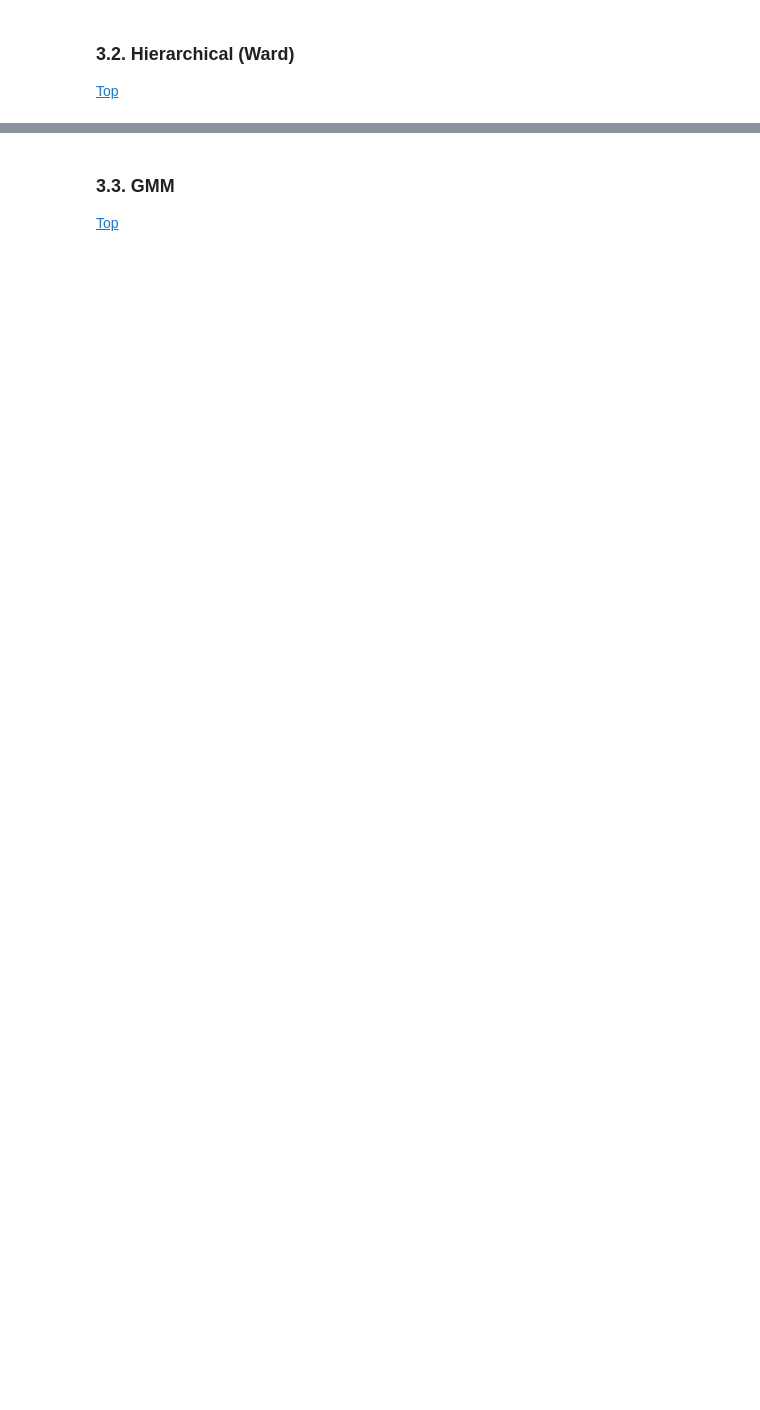
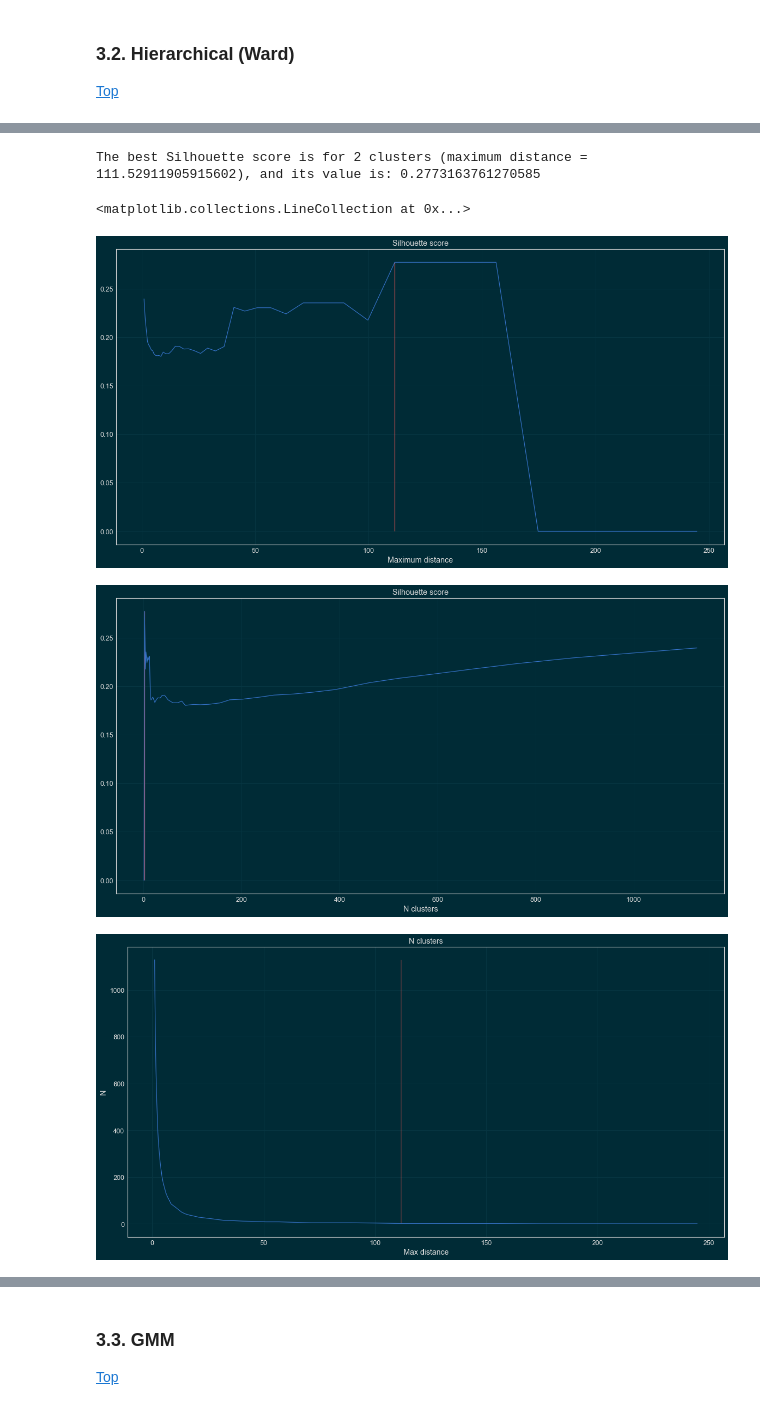
Before and after one commit to mtasende/starbucks-advertising, a Jupyter notebook: notebooks/scratchpad/005-mt-clustering.ipynb, the cells around one changed output, grey strips where cells are left out. Saved outputs shown, nothing was run; the diff lists cells and outputs as text; code cells hidden in the pictures; blank space fills up the shorter version.

```diff
--- a/notebooks/scratchpad/005-mt-clustering.ipynb
+++ b/notebooks/scratchpad/005-mt-clustering.ipynb
@@ -353,0 +407,19 @@ max       2.623237     2.699367     2.527491           1.246521
+# %%
+# cut_dists = np.arange(10, 150, 10)
+cut_dists = np.exp(np.linspace(0, 5.5, 50))
+results = defaultdict(dict)
+
+for i, max_d in enumerate(cut_dists):
+    tic = time()
+    clusters = fcluster(linkage_matrix, max_d, criterion='distance')
+    n_clusters = len(np.unique(clusters))
+
+    results['n_clusters'][max_d] = n_clusters
+    if n_clusters >= 2:
+        results['score'][max_d] = silhouette_score(X_s_train, clusters)
+    else:
+        results['score'][max_d] = 0
+
+    toc = time()
+    print('Algorithm {} of {} finished in {} seconds.'.format(
+        i + 1, len(cut_dists), (toc - tic)))
@@ -353,0 +444,39 @@ max       2.623237     2.699367     2.527491           1.246521
+# %%
+best_d, best_score = max(results['score'].items(), key= lambda x: x[1])
+best_n_clust = results['n_clusters'][best_d]
+print(
+    'The best Silhouette score is for {} clusters (maximum distance '.format(
+    best_n_clust) + '= {}), and its value is: {}'.format(best_d, best_score))
+
+# Plot silhouette score vs distance
+m_dists = results['score'].keys()
+scores = results['score'].values()
+plt.plot(m_dists, scores)
+plt.title('Silhouette score')
+plt.vlines(best_d, min(scores), max(scores), 'r')
+plt.xlabel('Maximum distance')
+
+# Plot silhouette score vs n_clusters
+plt.figure()
+n, score_n = zip(*((results['n_clusters'][d], results['score'][d])
+                   for d in results['n_clusters'].keys()))
+plt.plot(n, score_n)
+plt.title('Silhouette score')
+plt.vlines(best_n_clust, min(score_n), max(score_n), 'r')
+plt.xlabel('N clusters')
+
+# Plot n_clusters vs distance
+plt.figure()
+m_dists = results['n_clusters'].keys()
+n = results['n_clusters'].values()
+plt.plot(m_dists, n)
+plt.title('N clusters')
+plt.xlabel('Max distance')
+plt.ylabel('N')
+plt.vlines(best_d, 0, max(n), 'r')
+# %% [output]
+The best Silhouette score is for 2 clusters (maximum distance = 111.52911905915602), and its value is: 0.2773163761270585
+<matplotlib.collections.LineCollection at 0x...>
+[figure, added]
+[figure, added]
+[figure, added]
```
Also changed, not shown: parts of 40 cells of this notebook.
